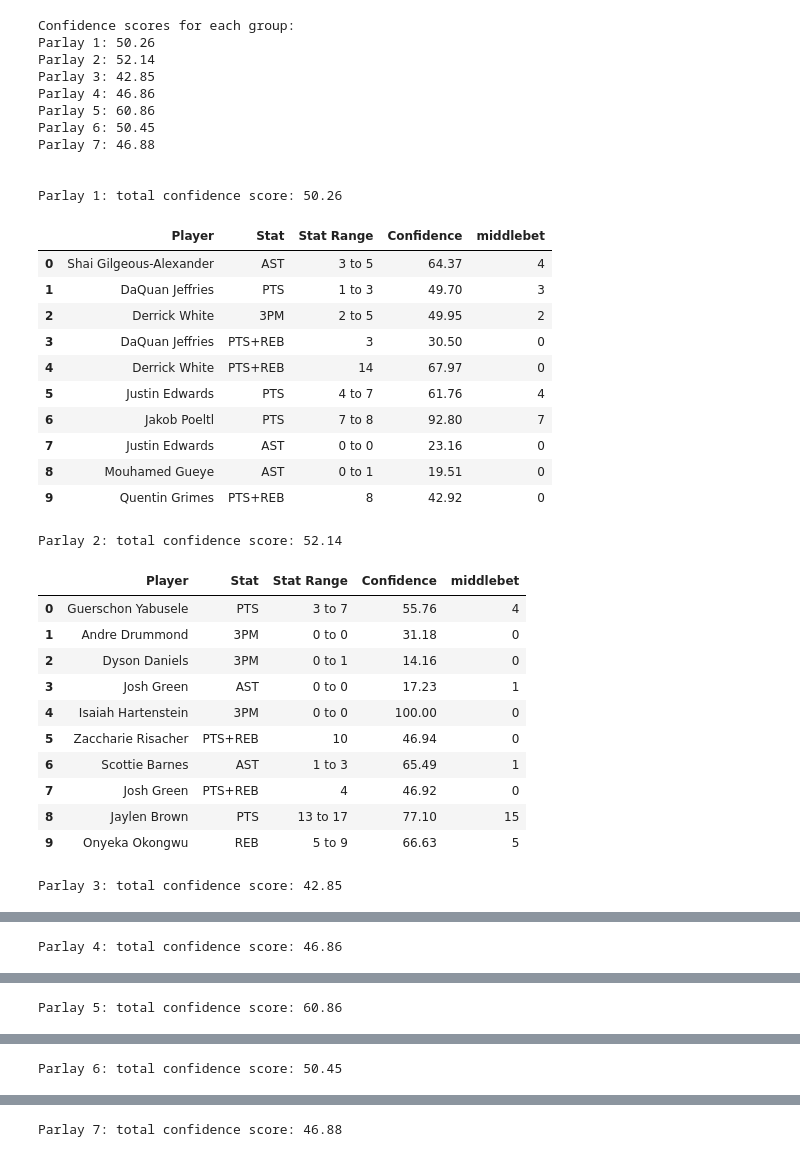
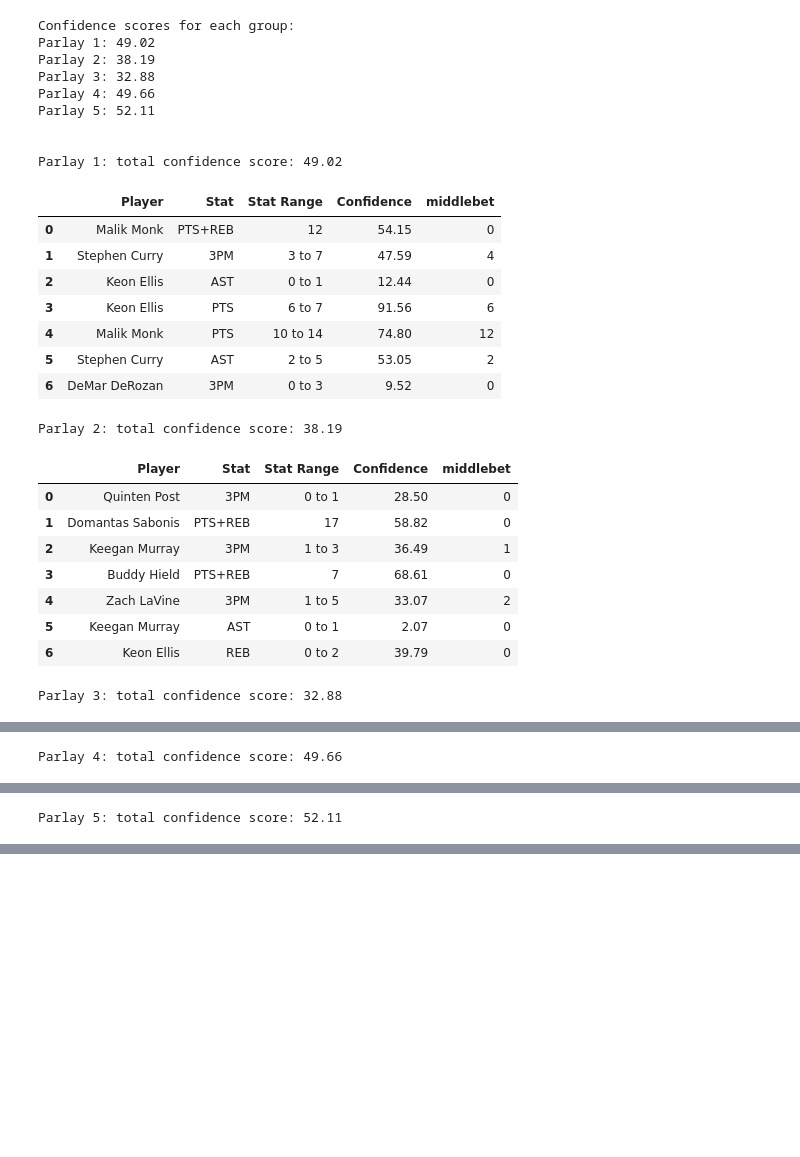
Before and after one commit to penfoldslaw/web_scraping_sports, a Jupyter notebook: models/linear_regression/fga_feature.ipynb, the cells around one changed output, grey strips where cells are left out. Cells and saved outputs as stored; diff of their text form; code cells hidden in the pictures; blank space fills up the shorter version.

```diff
--- a/models/linear_regression/fga_feature.ipynb
+++ b/models/linear_regression/fga_feature.ipynb
@@ -617,13 +694,13 @@ results_pts = results_pts.rename(columns={'FGA': 'PTS'})
 # %%
 
-# display(results_reb)
-# display(results_ast)
+display(results_reb)
+display(results_ast)
 # display(results_pts)
 # display(results_3pm)
 
-df_merged = results_reb.merge(results_ast, on='Player', suffixes=('_reb', '_ast')) \
-    .merge(results_pts, on='Player', suffixes=('_pts','extra_pts')) \
-    .merge(results_3pm, on='Player', suffixes=('_pts','_3pm'))
+df_merged = results_reb.merge(results_ast, on=['Player', 'team'], suffixes=('_reb', '_ast')) \
+    .merge(results_pts, on=['Player', 'team'], suffixes=('_pts','extra_pts')) \
+    .merge(results_3pm, on=['Player', 'team'], suffixes=('_pts','_3pm'))
 
 ['Player', 'REB', 'confidence_level_REB', 'middlebet_REB', 'AST', 'confidence_level_AST', 'middlebet_AST', 'PTS', 'confidence_level_PTS', 'middlebet_PTS', '3PM', 'confidence_level_3PM', 'middlebet_3PM']
 
@@ -635,6 +712,6 @@ df_merged['middlebet_PTS+REB'] = 0000
 df_merged['PTS+REB'] = df_merged[['middlebet_PTS', 'middlebet_REB']].sum(axis=1)
 df_merged['confidence_level_PTS+REB']=  round(df_merged[['confidence_level_PTS','confidence_level_REB']].sum(axis=1)/2,2)
 # df_merged = df_merged.rename(columns={'FGA': 'PTS'})
-display(df_merged)
-display(df_merged[['Player','confidence_level_PTS+REB']])
+# display(df_merged)
+# display(df_merged[['Player','confidence_level_PTS+REB']])
 # %% [output]
@@ -744,64 +966,56 @@ def create_parlays(player_data, num_groups, players_per_group):
 
         parlays_df.append(df)
 
 
 
 
     return parlays_df, group_confidence_scores
 
 # Example usage
-num_groups = 7  # Number of parlays you want to generate
-players_per_group = 10  # Number of players in each parlay
+num_groups = 5 # Number of parlays you want to generate
+players_per_group = 7  # Number of players in each parlay
 
 parlays_df, group_confidence_scores = create_parlays(player_data, num_groups, players_per_group)
 
 
 # Display the confidence scores for each group
 print("Confidence scores for each group:")
 for group, score in group_confidence_scores:
     print(f"{group}: {score:.2f}")
 
 
 # Display the DataFrames for each parlay and their confidence scores
 for (parlay_name, score), parlay_df in zip(group_confidence_scores, parlays_df):
     print("\n")
     print(f"{parlay_name}: total confidence score: {score:.2f}")
     display(parlay_df)
     print("\n")
 # %% [output]
 Confidence scores for each group:
-Parlay 1: 50.26
-Parlay 2: 52.14
-Parlay 3: 42.85
-Parlay 4: 46.86
-Parlay 5: 60.86
-Parlay 6: 50.45
-Parlay 7: 46.88
+Parlay 1: 49.02
+Parlay 2: 38.19
+Parlay 3: 32.88
+Parlay 4: 49.66
+Parlay 5: 52.11
 
 
-Parlay 1: total confidence score: 50.26
+Parlay 1: total confidence score: 49.02
 |  | Player | Stat | Stat Range | Confidence | middlebet |
-| 0 | Shai Gilgeous-Alexander | AST | 3 to 5 | 64.37 | 4 |
-| 1 | DaQuan Jeffries | PTS | 1 to 3 | 49.70 | 3 |
-| 2 | Derrick White | 3PM | 2 to 5 | 49.95 | 2 |
-| 3 | DaQuan Jeffries | PTS+REB | 3 | 30.50 | 0 |
-| 4 | Derrick White | PTS+REB | 14 | 67.97 | 0 |
-| 5 | Justin Edwards | PTS | 4 to 7 | 61.76 | 4 |
-| 6 | Jakob Poeltl | PTS | 7 to 8 | 92.80 | 7 |
-| 7 | Justin Edwards | AST | 0 to 0 | 23.16 | 0 |
-| 8 | Mouhamed Gueye | AST | 0 to 1 | 19.51 | 0 |
-| 9 | Quentin Grimes | PTS+REB | 8 | 42.92 | 0 |
+| 0 | Malik Monk | PTS+REB | 12 | 54.15 | 0 |
+| 1 | Stephen Curry | 3PM | 3 to 7 | 47.59 | 4 |
+| 2 | Keon Ellis | AST | 0 to 1 | 12.44 | 0 |
+| 3 | Keon Ellis | PTS | 6 to 7 | 91.56 | 6 |
+| 4 | Malik Monk | PTS | 10 to 14 | 74.80 | 12 |
+| 5 | Stephen Curry | AST | 2 to 5 | 53.05 | 2 |
+| 6 | DeMar DeRozan | 3PM | 0 to 3 | 9.52 | 0 |
-Parlay 2: total confidence score: 52.14
+Parlay 2: total confidence score: 38.19
 |  | Player | Stat | Stat Range | Confidence | middlebet |
-| 0 | Guerschon Yabusele | PTS | 3 to 7 | 55.76 | 4 |
-| 1 | Andre Drummond | 3PM | 0 to 0 | 31.18 | 0 |
-| 2 | Dyson Daniels | 3PM | 0 to 1 | 14.16 | 0 |
-| 3 | Josh Green | AST | 0 to 0 | 17.23 | 1 |
-| 4 | Isaiah Hartenstein | 3PM | 0 to 0 | 100.00 | 0 |
-| 5 | Zaccharie Risacher | PTS+REB | 10 | 46.94 | 0 |
-| 6 | Scottie Barnes | AST | 1 to 3 | 65.49 | 1 |
-| 7 | Josh Green | PTS+REB | 4 | 46.92 | 0 |
-| 8 | Jaylen Brown | PTS | 13 to 17 | 77.10 | 15 |
-| 9 | Onyeka Okongwu | REB | 5 to 9 | 66.63 | 5 |
+| 0 | Quinten Post | 3PM | 0 to 1 | 28.50 | 0 |
+| 1 | Domantas Sabonis | PTS+REB | 17 | 58.82 | 0 |
+| 2 | Keegan Murray | 3PM | 1 to 3 | 36.49 | 1 |
+| 3 | Buddy Hield | PTS+REB | 7 | 68.61 | 0 |
+| 4 | Zach LaVine | 3PM | 1 to 5 | 33.07 | 2 |
+| 5 | Keegan Murray | AST | 0 to 1 | 2.07 | 0 |
+| 6 | Keon Ellis | REB | 0 to 2 | 39.79 | 0 |
-Parlay 3: total confidence score: 42.85
+Parlay 3: total confidence score: 32.88
 |  | Player | Stat | Stat Range | Confidence | middlebet |
@@ -818,2 +1029,2 @@ Parlay 3: total confidence score: 42.85
-Parlay 4: total confidence score: 46.86
+Parlay 4: total confidence score: 49.66
 |  | Player | Stat | Stat Range | Confidence | middlebet |
@@ -830,2 +1038,2 @@ Parlay 4: total confidence score: 46.86
-Parlay 5: total confidence score: 60.86
+Parlay 5: total confidence score: 52.11
 |  | Player | Stat | Stat Range | Confidence | middlebet |
@@ -842 +1046,0 @@ Parlay 5: total confidence score: 60.86
-Parlay 6: total confidence score: 50.45
@@ -854 +1046,0 @@ Parlay 6: total confidence score: 50.45
-Parlay 7: total confidence score: 46.88
```
Also changed, not shown: parts of 7 cells of this notebook, 32 other files.
